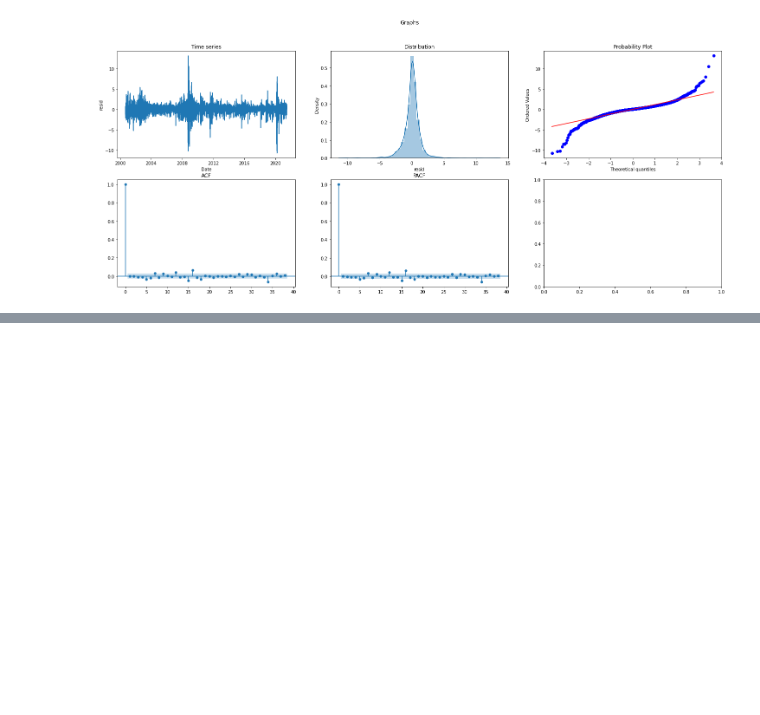
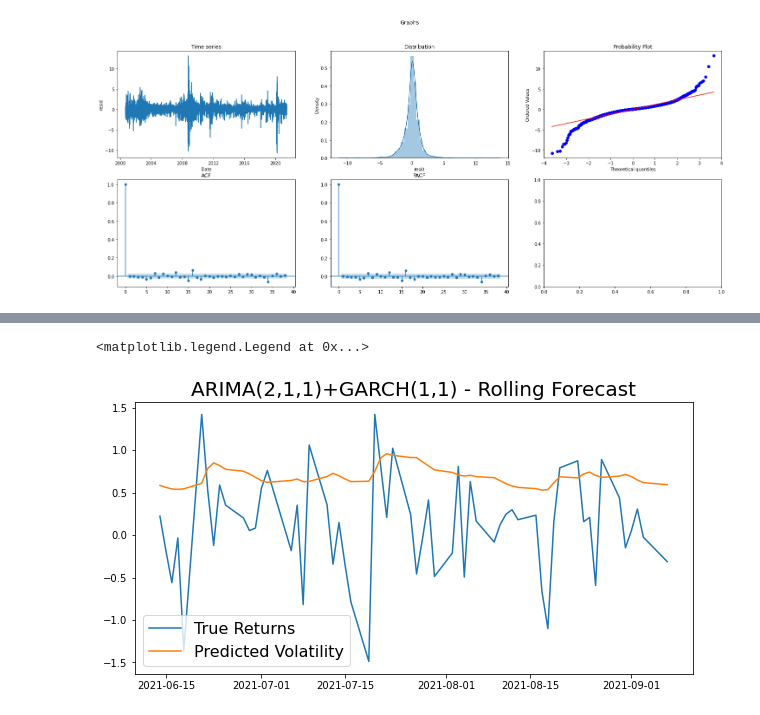
Before and after one commit to AlexDBurs/5_y_finanzas, a Jupyter notebook: Spy_Garch_forecast.ipynb, the cells around one changed output, grey strips where cells are left out. Drawn from its saved outputs; the diff is of its cells as text; code cells hidden in the pictures; blank space fills up the shorter version.

```diff
--- a/Spy_Garch_forecast.ipynb
+++ b/Spy_Garch_forecast.ipynb
@@ -169,6 +173,7 @@ Warnings:
 [1] Covariance matrix calculated using the outer product of gradients (complex-step).
 # %%
 #Fit best model
+returns_log.index = pd.DatetimeIndex(returns_log.index) #Necessary for pmdarima to work
 
 model_arma = sm.tsa.SARIMAX(returns_log, order = (2,0,1))
 model_arma_result = model_arma.fit()
@@ -213,0 +221,18 @@ ts_graph(model_garch_result.resid.dropna(), model_garch_result.resid.dropna().in
+# %%
+#Rolling Forecast
+#returns_log_tot.index = pd.DatetimeIndex(returns_log_tot.index).to_period('D') #Necessary for pmdarima to work
+rolling_predictions2 = []
+test_size = 60
+
+for i in range(test_size):
+    train = returns_log_tot[:-(test_size-i)]
+
+    model_arma = sm.tsa.SARIMAX(train, order = (2,0,1))
+    model_arma_result = model_arma.fit()
+
+    model = arch_model(model_arma_result.resid, mean='Zero', p=2, q=1, dist='skewt')
+    model_fit = model.fit(disp='off')
+    pred = model_fit.forecast(horizon=1, reindex = False)
+    rolling_predictions2.append(np.sqrt(pred.variance.values[-1,:][0]))
+
+rolling_predictions2 = pd.Series(rolling_predictions2, index=returns.index[-60:])
@@ -213,0 +250,11 @@ ts_graph(model_garch_result.resid.dropna(), model_garch_result.resid.dropna().in
+# %%
+plt.figure(figsize=(10,5))
+#returns_log_tot.index = returns_log_tot.index.to_timestamp()
+rolling_predictions2.index = pd.DatetimeIndex(rolling_predictions2.index)
+true, = plt.plot(returns_log_tot[-60:])
+preds, = plt.plot(rolling_predictions2)
+plt.title('ARIMA(2,1,1)+GARCH(1,1) - Rolling Forecast', fontsize=20)
+plt.legend(['True Returns', 'Predicted Volatility'], fontsize=16)
+# %% [output]
+<matplotlib.legend.Legend at 0x...>
+[figure, added]
```
Also changed, not shown: parts of 16 cells of this notebook.
